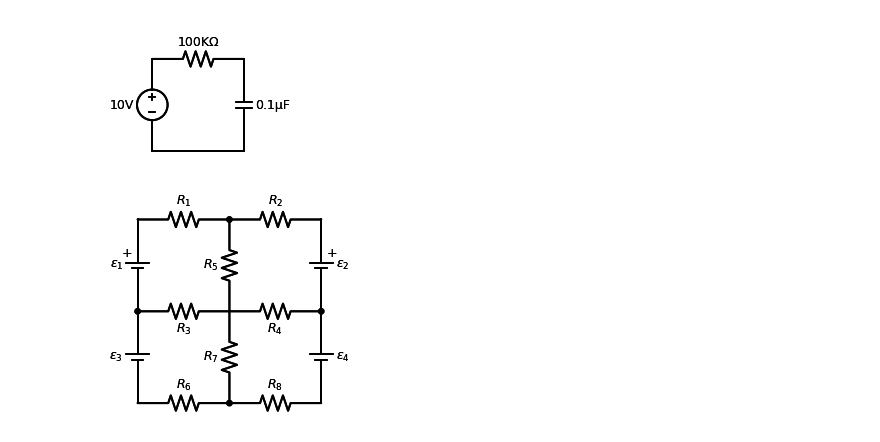
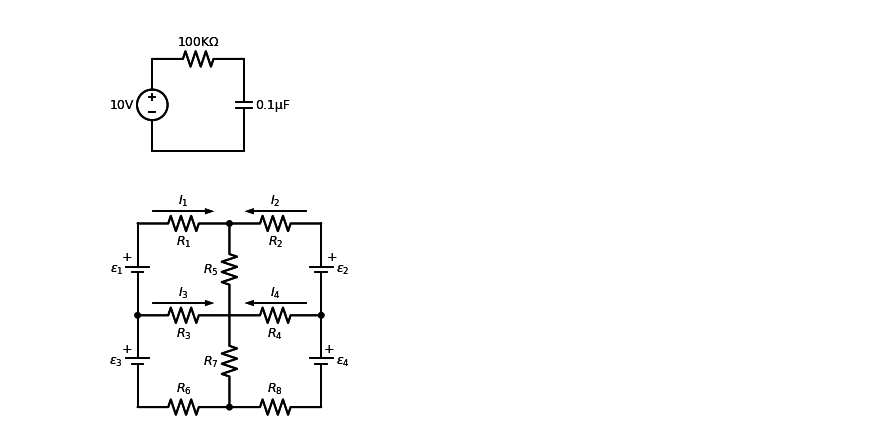
Before and after one commit to dudung/py-jupyter-nb, a Jupyter notebook: src/stepin/exercises/05/lineq_dc_circuit.ipynb, the cells around one changed output. Cells and saved outputs as stored; diff of their text form; code cells hidden in the pictures.

```diff
--- a/src/stepin/exercises/05/lineq_dc_circuit.ipynb
+++ b/src/stepin/exercises/05/lineq_dc_circuit.ipynb
@@ -12,29 +12,33 @@ with schemdraw.Drawing(file='schematic.svg') as d:
     d += elm.SourceV().up().label('10V')
 # %% [output]
 [figure]
-# %%
-import schemdraw
-import schemdraw.elements as elm
-with schemdraw.Drawing(file='schematic.svg') as d:
-    d += elm.Resistor().label('$R_2$')
-    d += elm.BatteryCell().down().label('$\epsilon_2$', loc='bottom').label("+", ofst=(-0.4, 0.9))
-    d += elm.Resistor().left().label('$R_4$', loc='bottom')
-    d += elm.Resistor().up().label('$R_5$')
-    d += elm.Dot()
-    d += elm.Resistor().left().label('$R_1$')
-    d += elm.BatteryCell().down().label('$\epsilon_1$', loc='top').label("+", ofst=(-0.4, 0.2))
-    d += elm.Dot()
-    d.push()
-    d += elm.Resistor().right().label('$R_3$', loc='bottom')
-    d.pop()
-    d += elm.BatteryCell().down().label('$\epsilon_3$', loc='top')
-    d += elm.Resistor().right().label('$R_6$', loc='top')
-    d += elm.Dot()
-    d.push()
-    d += elm.Resistor().right().label('$R_8$', loc='top')
-    d += elm.BatteryCell().up().reverse().label('$\epsilon_4$', loc='bottom')
-    d += elm.Dot()
-    d.pop()
-    d += elm.Resistor().up().label('$R_7$', loc='top')
-# %% [output]
-[figure, removed]
+# %%
+import schemdraw
+import schemdraw.elements as elm
+with schemdraw.Drawing(file='schematic.svg') as d:
+    d += (R2 := elm.Resistor().label('$R_2$', loc='bottom'))
+    d += elm.BatteryCell().down().label('$\epsilon_2$', loc='bottom').label("+", ofst=(-0.4, 0.9))
+    d += elm.Resistor().left().label('$R_8$', loc='bottom')
+    d += elm.Resistor().up().label('$R_5$')
+    d += elm.Dot()
+    d += (R1 := elm.Resistor().left().label('$R_1$', loc='bottom'))
+    d += elm.BatteryCell().down().label('$\epsilon_1$', loc='top').label("+", ofst=(-0.4, 0.2))
+    d += elm.Dot()
+    d.push()
+    d += elm.Resistor().right().label('$R_6$', loc='bottom')
+    d.pop()
+    d += elm.BatteryCell().down().label('$\epsilon_3$', loc='top').label("+", ofst=(-0.4, 0.2))
+    d += (R3 := elm.Resistor().right().label('$R_3$', loc='top'))
+    d += elm.Dot()
+    d.push()
+    d += (R4 := elm.Resistor().right().label('$R_4$', loc='top')
+    d += elm.BatteryCell().up().reverse().label('$\epsilon_4$', loc='bottom').label("+", ofst=(0.4, -0.8))
+    d += elm.Dot()
+    d.pop()
+    d += elm.Resistor().up().label('$R_7$', loc='top')
+    d += elm.CurrentLabel().at(R1).label('$I_1$')
+    d += elm.CurrentLabel().reverse().at(R2).label('$I_2$')
+    d += elm.CurrentLabel().at(R3).label('$I_3$')
+    d += elm.CurrentLabel().reverse().at(R4).label('$I_4$')
+# %% [output]
+[figure, added]
```
Also changed, not shown: 1 other file.
